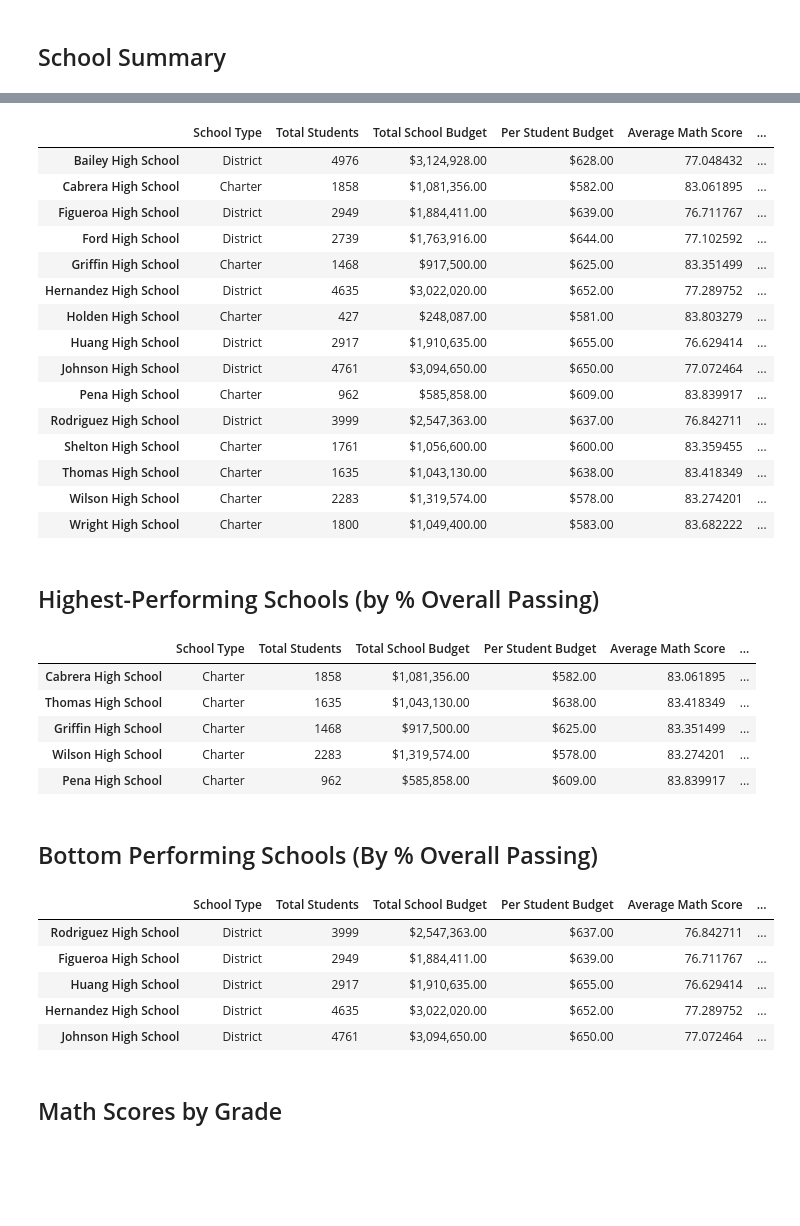
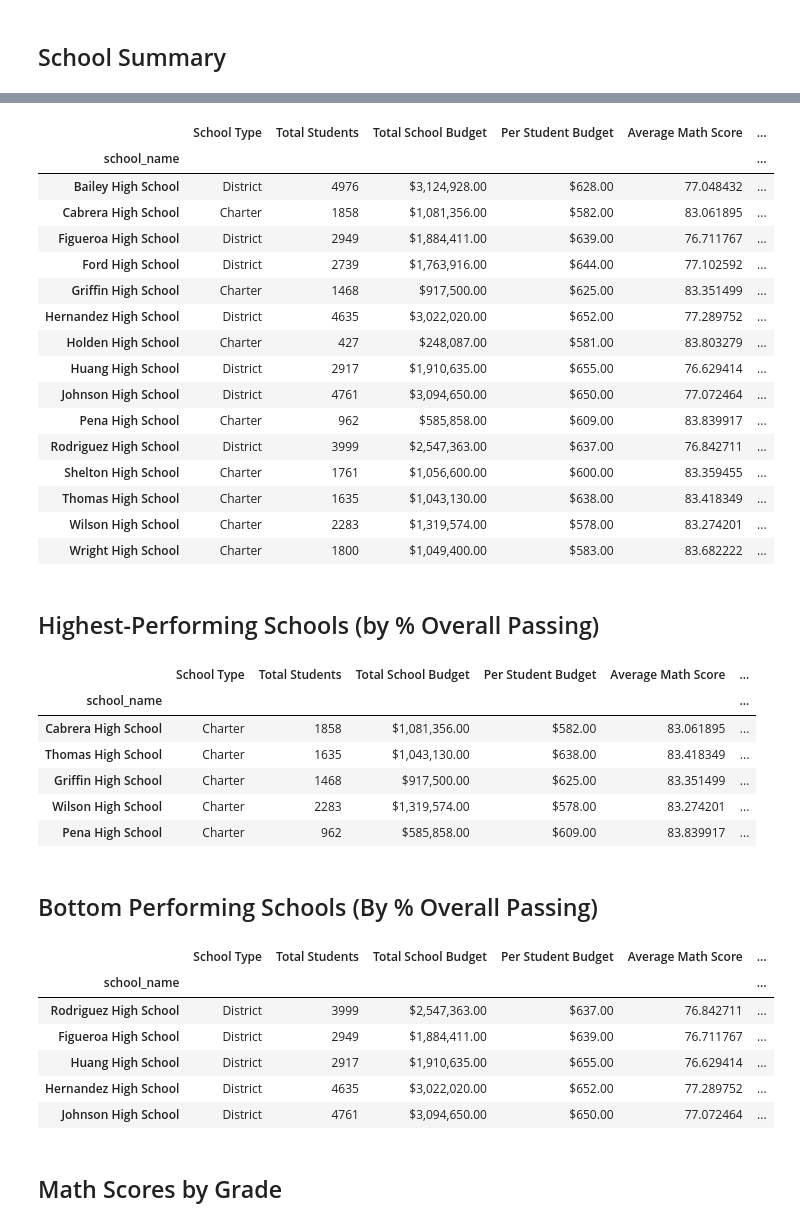
Before and after one commit to TheuriM/pandas-challenge, a Jupyter notebook: PyCitySchools/PyCitySchools_starter.ipynb, the cells around one changed output, grey strips where cells are left out. Saved outputs shown, nothing was run; the diff lists cells and outputs as text; code cells hidden in the pictures; blank space fills up the shorter version.

```diff
--- a/PyCitySchools/PyCitySchools_starter.ipynb
+++ b/PyCitySchools/PyCitySchools_starter.ipynb
@@ -100,3 +162,6 @@ school_types = school_data.set_index(["school_name"])["type"]
 # %%
 # Calculate the total student count per school from school_data
-per_school_counts =
+per_school_counts = school_data_complete.groupby(["school_name"]).count()["student_name"]
+
+# Display number of students in each school
+per_school_counts
@@ -103,4 +186,8 @@ per_school_counts =
 # %%
-# Calculate the total school budget and per capita spending per school from school_data
-per_school_budget =
-per_school_capita =
+# To calculate the total school budget and per capita spending per school from school_data
+per_school_budget = school_data_complete.groupby(["school_name"]).mean(numeric_only=True)["budget"]
+
+per_school_capita = per_school_budget / per_school_counts
+# Display
+per_school_budget # will display when 'per_school_capita' display below is commented out
+per_school_capita # will display when 'per_school_budget' display above is commented out
@@ -110,0 +212,11 @@ per_school_reading =
+# %%
+# Grouping the data by school_name
+school_group = school_data_complete.groupby(["school_name"])
+
+# Calculate the average test scores per school from school_data_complete
+per_school_math = school_group.mean(numeric_only = True)["math_score"]
+per_school_reading = school_group.mean(numeric_only = True)["reading_score"]
+
+# Display outcome
+per_school_math     # displays when "per_school_reading" display below is commented out
+per_school_reading  # displays when "per_school_math" display above is commented out
@@ -130,15 +350,27 @@ overall_passing_rate = school_students_passing_math_and_reading / per_school_cou
 # %%
 # Create a DataFrame called `per_school_summary` with columns for the calculations above.
-per_school_summary =
+per_school_summary = pd.DataFrame (
+    {"School Type": school_types,
+     "Total Students": per_school_counts,
+     "Total School Budget": per_school_budget,
+     "Per Student Budget": per_school_capita,
+     "Average Math Score": per_school_math,
+     "Average Reading Score": per_school_reading,
+     "% Passing Math": per_school_math,
+     "% Passing Reading": per_school_reading,
+     "% Overall Passing": overall_passing_rate
+    }
+)
 
 # Formatting
 per_school_summary["Total School Budget"] = per_school_summary["Total School Budget"].map("${:,.2f}".format)
 per_school_summary["Per Student Budget"] = per_school_summary["Per Student Budget"].map("${:,.2f}".format)
 
 # Display the DataFrame
 per_school_summary
 # %% [output]
 |  | School Type | Total Students | Total School Budget | Per Student Budget | Average Math Score | ... |
+| school_name |  |  |  |  |  | ... |
 | Bailey High School | District | 4976 | $3,124,928.00 | $628.00 | 77.048432 | ... |
 | Cabrera High School | Charter | 1858 | $1,081,356.00 | $582.00 | 83.061895 | ... |
 | Figueroa High School | District | 2949 | $1,884,411.00 | $639.00 | 76.711767 | ... |
@@ -158,10 +390,11 @@ per_school_summary
 ## Highest-Performing Schools (by % Overall Passing)
 # %%
 # Sort the schools by `% Overall Passing` in descending order and display the top 5 rows.
-top_schools =
+top_schools = per_school_summary.sort_values(["% Overall Passing"], ascending=False)
 top_schools.head(5)
 # %% [output]
 |  | School Type | Total Students | Total School Budget | Per Student Budget | Average Math Score | ... |
+| school_name |  |  |  |  |  | ... |
 | Cabrera High School | Charter | 1858 | $1,081,356.00 | $582.00 | 83.061895 | ... |
 | Thomas High School | Charter | 1635 | $1,043,130.00 | $638.00 | 83.418349 | ... |
 | Griffin High School | Charter | 1468 | $917,500.00 | $625.00 | 83.351499 | ... |
@@ -171,10 +404,11 @@ top_schools.head(5)
 ## Bottom Performing Schools (By % Overall Passing)
 # %%
 # Sort the schools by `% Overall Passing` in ascending order and display the top 5 rows.
-bottom_schools =
+bottom_schools = per_school_summary.sort_values(["% Overall Passing"], ascending=True)
 bottom_schools.head(5)
 # %% [output]
 |  | School Type | Total Students | Total School Budget | Per Student Budget | Average Math Score | ... |
+| school_name |  |  |  |  |  | ... |
 | Rodriguez High School | District | 3999 | $2,547,363.00 | $637.00 | 76.842711 | ... |
 | Figueroa High School | District | 2949 | $1,884,411.00 | $639.00 | 76.711767 | ... |
 | Huang High School | District | 2917 | $1,910,635.00 | $655.00 | 76.629414 | ... |
```
Also changed, not shown: parts of 30 cells of this notebook.
